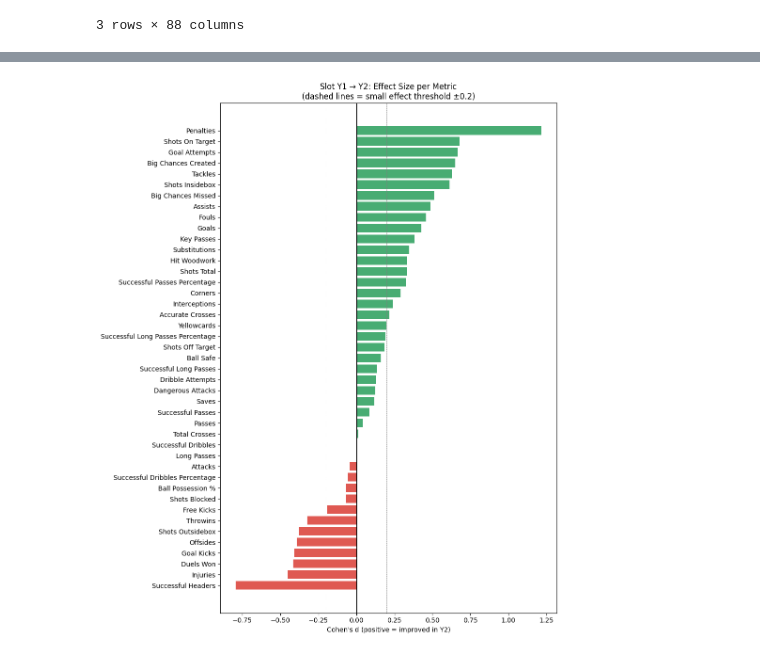
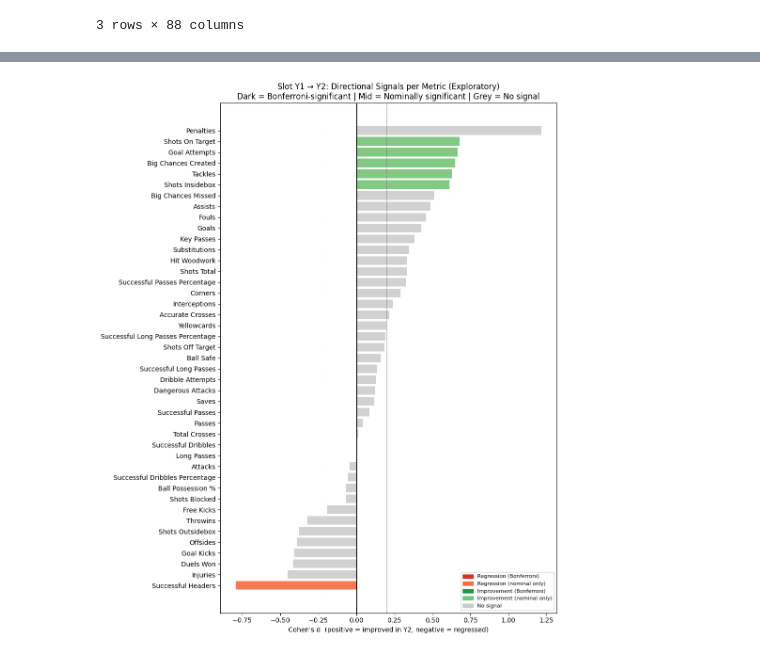
Before and after one commit to gauravahlawat01goal/football-analytics, a Jupyter notebook: notebooks/01_statistical_comparison.ipynb, the cells around one changed output, grey strips where cells are left out. Cells and saved outputs as stored; diff of their text form; code cells hidden in the pictures.

```diff
--- a/notebooks/01_statistical_comparison.ipynb
+++ b/notebooks/01_statistical_comparison.ipynb
@@ -113,0 +145,17 @@ Significant after Bonferroni correction: 5 of 124 tests
+# %%
+# --- Exploratory: Y1 vs Y2 with separate Bonferroni ---
+y1_v_y2 = run_tests(wide, 23614, 25583, "Slot Y1 24-25", "Slot Y2 25-26", stat_cols)
+
+print(f"Y1 vs Y2 — Bonferroni-significant: {y1_v_y2['sig_bonferroni'].sum()} / {len(y1_v_y2)}")
+print(f"Y1 vs Y2 — Nominally significant (p < 0.05, uncorrected): {y1_v_y2['sig_nominal'].sum()} / {len(y1_v_y2)}")
+print()
+
+# All metrics ranked by |Cohen's d| — directional signals regardless of significance
+y1_v_y2_ranked = y1_v_y2.sort_values("cohens_d", key=abs, ascending=False).copy()
+y1_v_y2_ranked["signal"] = y1_v_y2_ranked.apply(
+    lambda r: "✅ corrected" if r["sig_bonferroni"] else ("⚠️ nominal" if r["sig_nominal"] else "—"),
+    axis=1
+)
+
+print("All metrics ranked by effect size (Y1 → Y2):")
+y1_v_y2_ranked[["metric", "mean_a", "mean_b", "pct_change", "cohens_d", "p_bonferroni", "signal"]]
@@ -114,17 +184,41 @@ Significant after Bonferroni correction: 5 of 124 tests
 # %%
-y1_v_y2 = results_df[results_df["comparison"] == "Slot Y1 24-25 vs Slot Y2 25-26"].copy()
-y1_v_y2 = y1_v_y2.sort_values("cohens_d")
+# Effect size heatmap — Y1 vs Y2 (exploratory/directional)
+y1_v_y2_sorted = y1_v_y2.sort_values("cohens_d")
 
 fig, ax = plt.subplots(figsize=(10, 12))
-colors = ["#d73027" if d < 0 else "#1a9850" for d in y1_v_y2["cohens_d"]]
-ax.barh(y1_v_y2["metric"], y1_v_y2["cohens_d"], color=colors, alpha=0.8)
+colors = [
+    "#d73027" if (d < 0 and sig) else
+    "#f46d43" if (d < 0 and nom) else
+    "#1a9850" if (d > 0 and sig) else
+    "#74c476" if (d > 0 and nom) else
+    "#cccccc"
+    for d, sig, nom in zip(
+        y1_v_y2_sorted["cohens_d"],
+        y1_v_y2_sorted["sig_bonferroni"],
+        y1_v_y2_sorted["sig_nominal"]
+    )
+]
+ax.barh(y1_v_y2_sorted["metric"], y1_v_y2_sorted["cohens_d"], color=colors, alpha=0.9)
 ax.axvline(0, color="black", linewidth=0.8)
 ax.axvline(-0.2, color="grey", linewidth=0.5, linestyle="--")
 ax.axvline(0.2, color="grey", linewidth=0.5, linestyle="--")
-ax.set_xlabel("Cohen's d (positive = improved in Y2)")
-ax.set_title("Slot Y1 → Y2: Effect Size per Metric\n(dashed lines = small effect threshold ±0.2)")
+ax.set_xlabel("Cohen's d  (positive = improved in Y2, negative = regressed)")
+ax.set_title(
+    "Slot Y1 → Y2: Directional Signals per Metric (Exploratory)\n"
+    "Dark = Bonferroni-significant | Mid = Nominally significant | Grey = No signal"
+)
+# Legend
+from matplotlib.patches import Patch
+legend = [
+    Patch(color="#d73027", label="Regression (Bonferroni)"),
+    Patch(color="#f46d43", label="Regression (nominal only)"),
+    Patch(color="#1a9850", label="Improvement (Bonferroni)"),
+    Patch(color="#74c476", label="Improvement (nominal only)"),
+    Patch(color="#cccccc", label="No signal"),
+]
+ax.legend(handles=legend, loc="lower right", fontsize=8)
 plt.tight_layout()
 plt.savefig("../data/processed/metadata/y1_v_y2_effect_sizes.png", dpi=150)
 plt.show()
 # %% [output]
-[figure, old version]
+[figure, new version]
```
Also changed, not shown: parts of 12 cells of this notebook.
